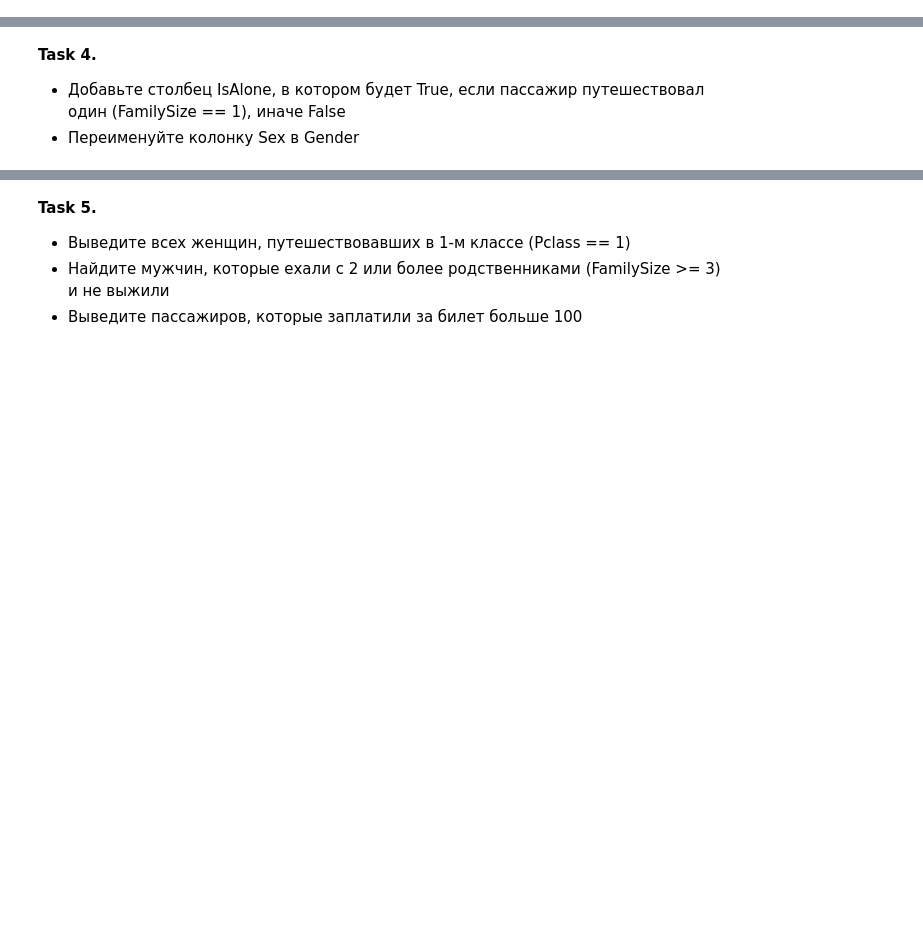
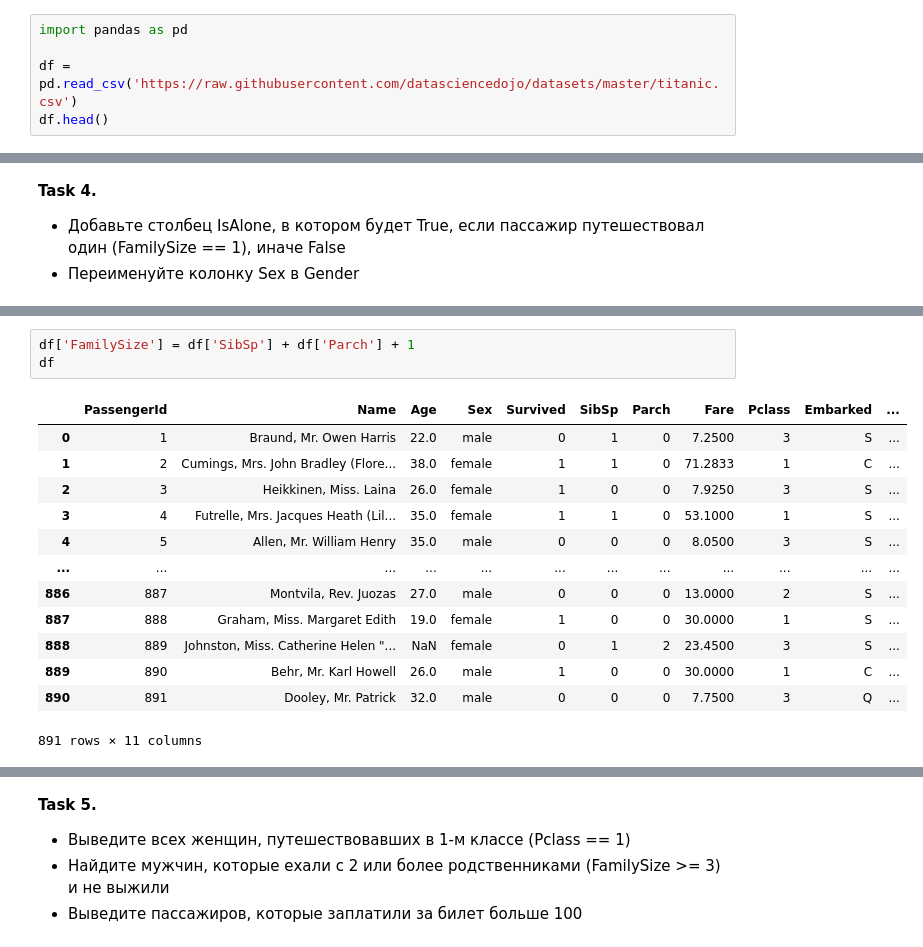
Before and after one commit to cpython-projects/da_1709, a Jupyter notebook: lesson_11_hw.ipynb, the cells around one changed output, grey strips where cells are left out. Saved outputs shown, nothing was run; the diff lists cells and outputs as text; blank space fills up the shorter version.

```diff
--- a/lesson_11_hw.ipynb
+++ b/lesson_11_hw.ipynb
@@ -2,3 +2,8 @@
 <a href="https://colab.research.google.com/github/cpython-projects/da_1709/blob/main/lesson_11_hw.ipynb" target="_parent"><img src="https://colab.research.google.com/assets/colab-badge.svg" alt="Open In Colab"/></a>
 # %% [markdown]
 **Task 1.** Загрузите датасет Titanic (https://raw.githubusercontent.com/datasciencedojo/datasets/master/titanic.csv)
+# %%
+import pandas as pd
+
+df = pd.read_csv('https://raw.githubusercontent.com/datasciencedojo/datasets/master/titanic.csv')
+df.head()
@@ -15,0 +93,17 @@
+# %%
+df['FamilySize'] = df['SibSp'] + df['Parch'] + 1
+df
+# %% [output]
+|  | PassengerId | Name | Age | Sex | Survived | SibSp | Parch | Fare | Pclass | Embarked | ... |
+| 0 | 1 | Braund, Mr. Owen Harris | 22.0 | male | 0 | 1 | 0 | 7.2500 | 3 | S | ... |
+| 1 | 2 | Cumings, Mrs. John Bradley (Flore... | 38.0 | female | 1 | 1 | 0 | 71.2833 | 1 | C | ... |
+| 2 | 3 | Heikkinen, Miss. Laina | 26.0 | female | 1 | 0 | 0 | 7.9250 | 3 | S | ... |
+| 3 | 4 | Futrelle, Mrs. Jacques Heath (Lil... | 35.0 | female | 1 | 1 | 0 | 53.1000 | 1 | S | ... |
+| 4 | 5 | Allen, Mr. William Henry | 35.0 | male | 0 | 0 | 0 | 8.0500 | 3 | S | ... |
+| ... | ... | ... | ... | ... | ... | ... | ... | ... | ... | ... | ... |
+| 886 | 887 | Montvila, Rev. Juozas | 27.0 | male | 0 | 0 | 0 | 13.0000 | 2 | S | ... |
+| 887 | 888 | Graham, Miss. Margaret Edith | 19.0 | female | 1 | 0 | 0 | 30.0000 | 1 | S | ... |
+| 888 | 889 | Johnston, Miss. Catherine Helen "... | NaN | female | 0 | 1 | 2 | 23.4500 | 3 | S | ... |
+| 889 | 890 | Behr, Mr. Karl Howell | 26.0 | male | 1 | 0 | 0 | 30.0000 | 1 | C | ... |
+| 890 | 891 | Dooley, Mr. Patrick | 32.0 | male | 0 | 0 | 0 | 7.7500 | 3 | Q | ... |
+891 rows × 11 columns
```
Also changed, not shown: parts of 20 cells of this notebook.
